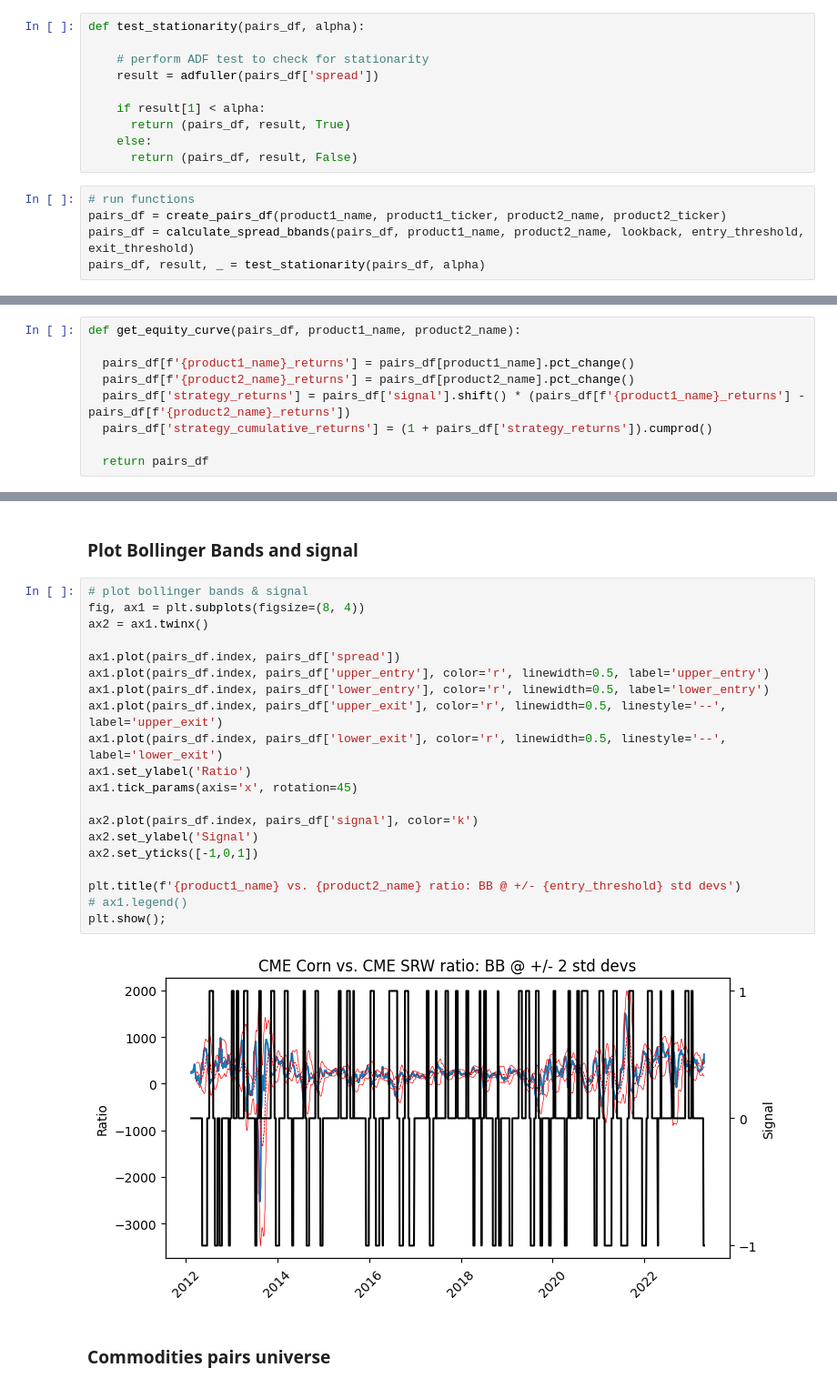
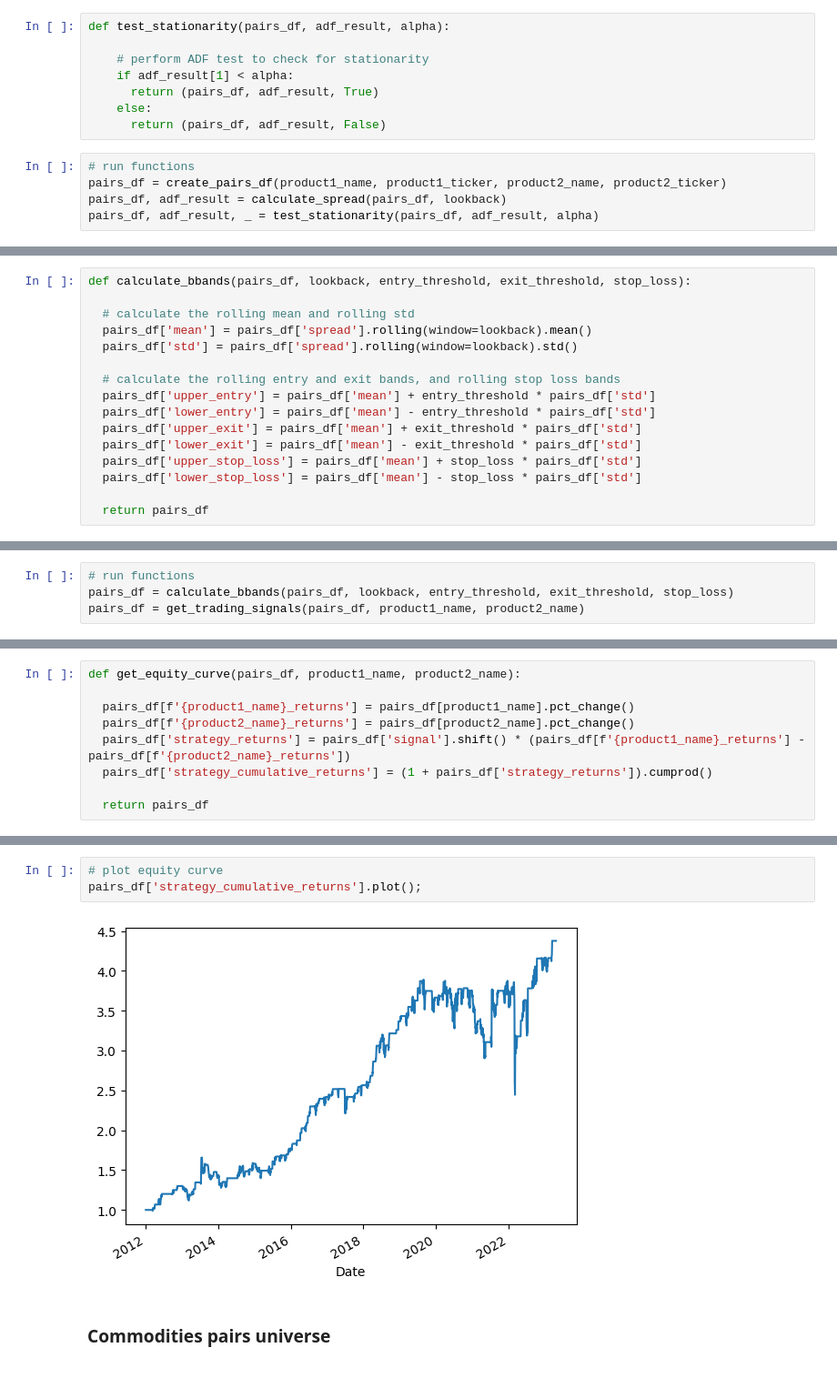
Before and after one commit to vzinkovski/commodities_mean_reversion_pairs_trading, a Jupyter notebook: pairs_trading_mean_reversion.ipynb, the cells around one changed output, grey strips where cells are left out. Shown at 91% size. Drawn from its saved outputs; the diff is of its cells as text.

```diff
--- a/pairs_trading_mean_reversion.ipynb
+++ b/pairs_trading_mean_reversion.ipynb
@@ -88,20 +122,18 @@ def calculate_spread_bbands(pairs_df, product1_name, product2_name, lookback, en
 
 In order to implement a mean reverting strategy we first have to ensure our data is stationary, which simply means a constant mean and variance. A simple test is a quick visual inspection, however a more robust statistical test is the Augmented Dicky-Fuller (ADF) test. A typical $a$ is 0.05 and we reject the null hypothesis when our p-value is below this threshold. In other words, if our p-value is less than $a$ we may conclude that our data is indeed stationary.
 # %%
-def test_stationarity(pairs_df, alpha):
+def test_stationarity(pairs_df, adf_result, alpha):
 
     # perform ADF test to check for stationarity
-    result = adfuller(pairs_df['spread'])
-
-    if result[1] < alpha:
-      return (pairs_df, result, True)
+    if adf_result[1] < alpha:
+      return (pairs_df, adf_result, True)
     else:
-      return (pairs_df, result, False)
+      return (pairs_df, adf_result, False)
 # %%
 # run functions
 pairs_df = create_pairs_df(product1_name, product1_ticker, product2_name, product2_ticker)
-pairs_df = calculate_spread_bbands(pairs_df, product1_name, product2_name, lookback, entry_threshold, exit_threshold)
-pairs_df, result, _ = test_stationarity(pairs_df, alpha)
+pairs_df, adf_result = calculate_spread(pairs_df, lookback)
+pairs_df, adf_result, _ = test_stationarity(pairs_df, adf_result, alpha)
 # %% [output]
 [*********************100%***********************]  2 of 2 completed
 # %%
@@ -125,3 +159,19 @@ Critical values:
+# %%
+def calculate_bbands(pairs_df, lookback, entry_threshold, exit_threshold, stop_loss):
+
+  # calculate the rolling mean and rolling std
+  pairs_df['mean'] = pairs_df['spread'].rolling(window=lookback).mean()
+  pairs_df['std'] = pairs_df['spread'].rolling(window=lookback).std()
+
+  # calculate the rolling entry and exit bands, and rolling stop loss bands
+  pairs_df['upper_entry'] = pairs_df['mean'] + entry_threshold * pairs_df['std']
+  pairs_df['lower_entry'] = pairs_df['mean'] - entry_threshold * pairs_df['std']
+  pairs_df['upper_exit'] = pairs_df['mean'] + exit_threshold * pairs_df['std']
+  pairs_df['lower_exit'] = pairs_df['mean'] - exit_threshold * pairs_df['std']
+  pairs_df['upper_stop_loss'] = pairs_df['mean'] + stop_loss * pairs_df['std']
+  pairs_df['lower_stop_loss'] = pairs_df['mean'] - stop_loss * pairs_df['std']
+
+  return pairs_df
 # %% [markdown]
 ### Define trading rules
 
@@ -159,3 +209,7 @@ def get_trading_signals(pairs_df, product1_name, product2_name):
         pairs_df.iloc[i, -1] = 1
 
   return pairs_df
+# %%
+# run functions
+pairs_df = calculate_bbands(pairs_df, lookback, entry_threshold, exit_threshold, stop_loss)
+pairs_df = get_trading_signals(pairs_df, product1_name, product2_name)
@@ -176,28 +255,9 @@ pairs_df = get_trading_signals(pairs_df, product1_name, product2_name)
 pairs_df = get_equity_curve(pairs_df, product1_name, product2_name)
-# %% [markdown]
-### Plot Bollinger Bands and signal
-# %%
-# plot bollinger bands & signal
-fig, ax1 = plt.subplots(figsize=(8, 4))
-ax2 = ax1.twinx()
-
-ax1.plot(pairs_df.index, pairs_df['spread'])
-ax1.plot(pairs_df.index, pairs_df['upper_entry'], color='r', linewidth=0.5, label='upper_entry')
-ax1.plot(pairs_df.index, pairs_df['lower_entry'], color='r', linewidth=0.5, label='lower_entry')
-ax1.plot(pairs_df.index, pairs_df['upper_exit'], color='r', linewidth=0.5, linestyle='--', label='upper_exit')
-ax1.plot(pairs_df.index, pairs_df['lower_exit'], color='r', linewidth=0.5, linestyle='--', label='lower_exit')
-ax1.set_ylabel('Ratio')
-ax1.tick_params(axis='x', rotation=45)
-
-ax2.plot(pairs_df.index, pairs_df['signal'], color='k')
-ax2.set_ylabel('Signal')
-ax2.set_yticks([-1,0,1])
-
-plt.title(f'{product1_name} vs. {product2_name} ratio: BB @ +/- {entry_threshold} std devs')
-# ax1.legend()
-plt.show();
-# %% [output]
-[figure, removed]
+# %%
+# plot equity curve
+pairs_df['strategy_cumulative_returns'].plot();
+# %% [output]
+[figure, added]
 # %% [markdown]
 ### Commodities pairs universe
 # %%
```
Also changed, not shown: parts of 13 cells of this notebook.
